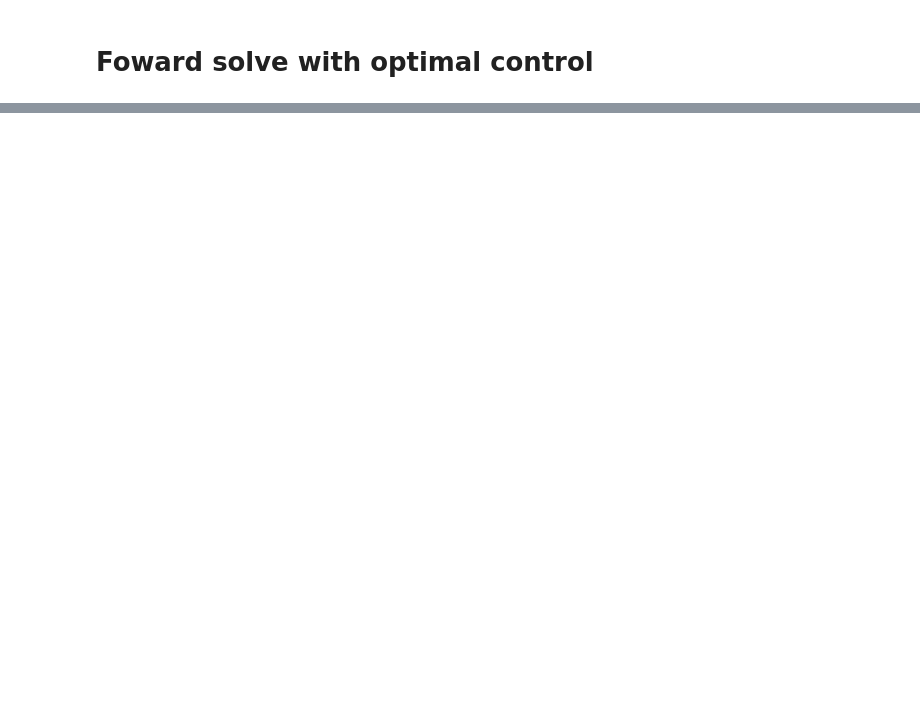
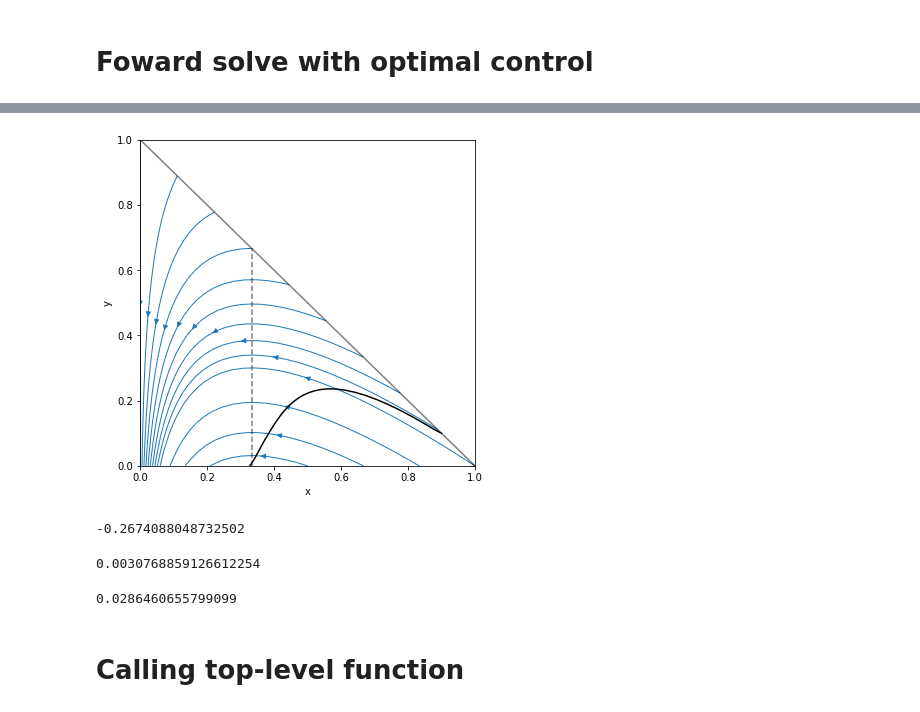
Before and after one commit to yousefalamri55/SIR_control, a Jupyter notebook: one_pop/clawpack_sims/HJB-clawpack.ipynb, the cells around one changed output, grey strips where cells are left out. Saved outputs shown, nothing was run; the diff lists cells and outputs as text; code cells hidden in the pictures; blank space fills up the shorter version.

```diff
--- a/one_pop/clawpack_sims/HJB-clawpack.ipynb
+++ b/one_pop/clawpack_sims/HJB-clawpack.ipynb
@@ -112,0 +193,9 @@ plt.xlabel('x'); plt.ylabel('y');
+# %%
+sigmaopt = np.zeros((mx,my,claw.num_output_times+1))
+ttt = np.zeros(claw.num_output_times+1)
+for i in range(claw.num_output_times+1):
+    sigmaopt[:,:,i] = claw.frames[i].aux[2,:,:]
+    ttt[i] = claw.frames[i].t
+
+x = claw.grid.x.centers
+y = claw.grid.y.centers
@@ -112,0 +245,39 @@ plt.xlabel('x'); plt.ylabel('y');
+# %%
+sigma0 = beta/gamma
+N1 = 10; N2=5
+Y, X = np.mgrid[0:1:100j, 0:1:100j]
+U = -beta*X*Y
+V = beta*X*Y - gamma*Y
+x_points = list(np.linspace(0,1,N1)) + list(np.linspace(1./sigma0,1,N2))
+y_points = list(1.-np.linspace(0,1,N1)) + [1.e-6]*N2
+seed_points = np.array([x_points, y_points])
+
+plt.figure(figsize=(6,6))
+plt.streamplot(X, Y, U, V, start_points=seed_points.T,integration_direction='forward',maxlength=1000,
+               broken_streamlines=False,linewidth=1)
+plt.plot([0,1],[1,0],'-k',alpha=0.5)
+plt.plot(xsol,ysol,'-k')
+plt.plot([gamma/beta, gamma/beta],[0,1-gamma/beta],'--k',alpha=0.5)
+plt.xlim(0,1); plt.ylim(0,1);
+plt.xlabel('x'); plt.ylabel('y');
+# %% [output]
+[figure, added]
+# %%
+from scipy.special import lambertw, expit
+
+def x_inf(x,y,sigma):
+    return -1./sigma * np.real(lambertw(-x*sigma*np.exp(-sigma*(x+y))))
+
+-x_inf(xsol[-1],ysol[-1],sigma0)+(times[1]-times[0])*c2*np.sum((1.-sigmastar/sigma0)**2)
+# %% [output]
+-0.2674088048732502
+# %%
+print(ysol[-1])
+# %% [output]
+0.0030768859126612254
+# %%
+(times[1]-times[0])*c2*np.sum((1.-sigmastar/sigma0)**2)
+# %% [output]
+0.0286460655799099
+# %% [markdown]
+# Calling top-level function
```
Also changed, not shown: parts of 22 cells of this notebook, 35 other files.
